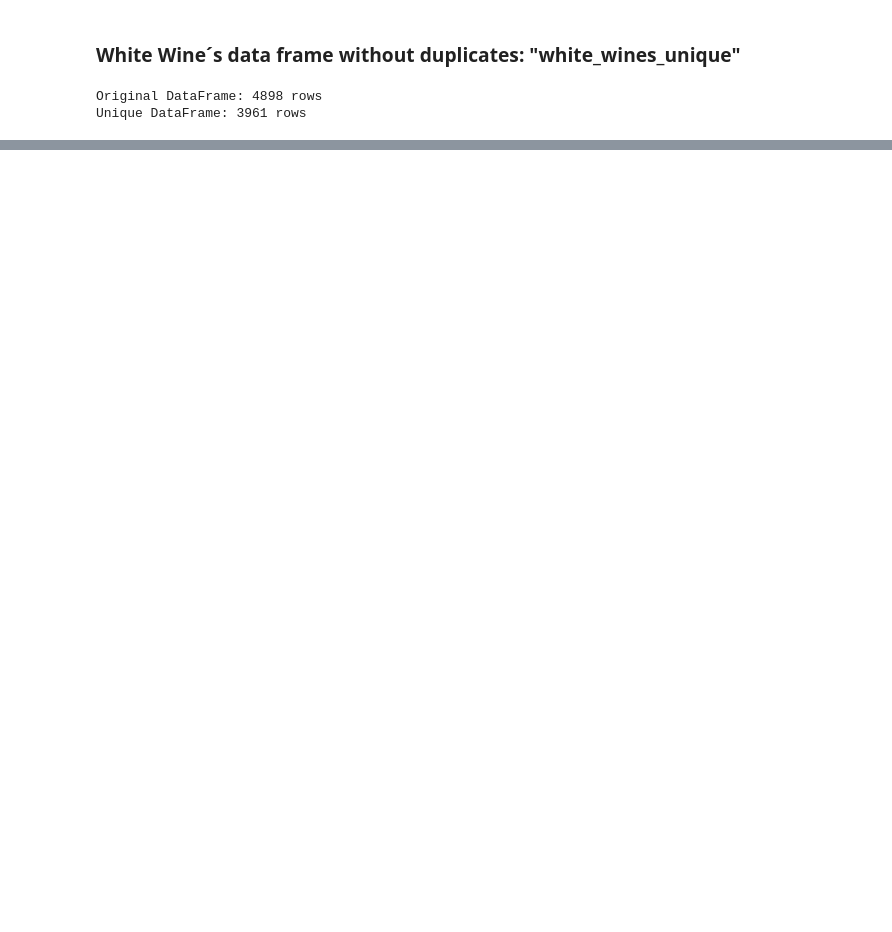
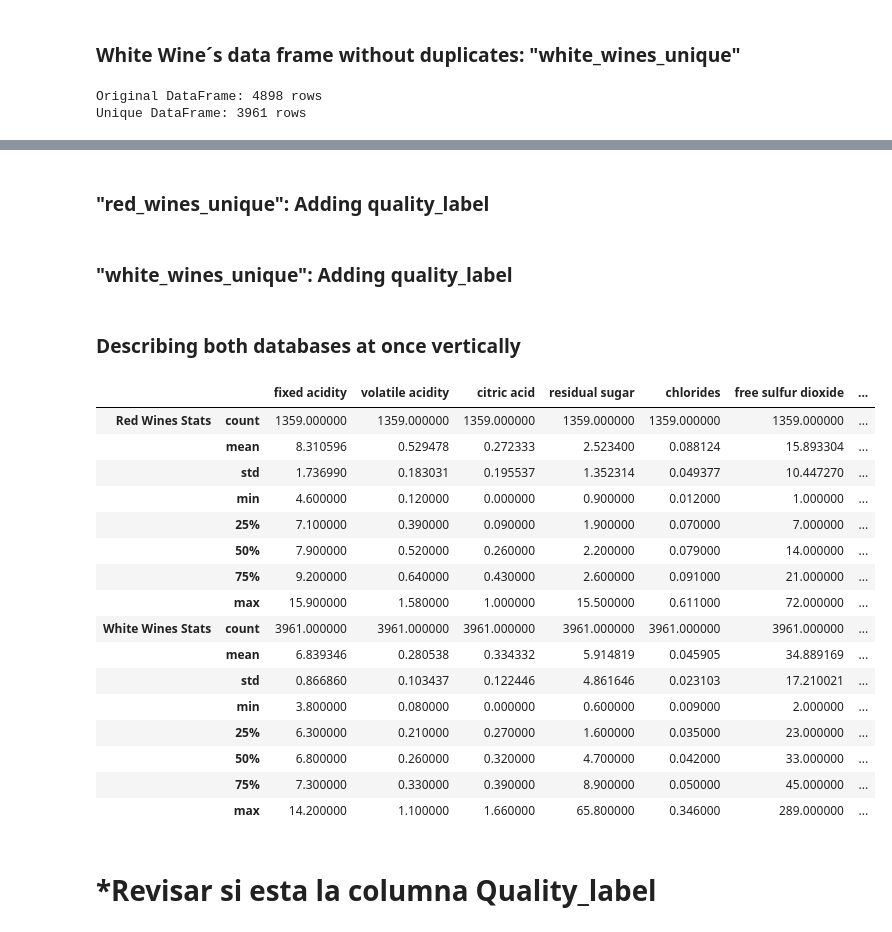
Before and after one commit to sfdatade/blueberry_winerys_project, a Jupyter notebook: BlueBerry_Winery_Project.ipynb, the cells around one changed output, grey strips where cells are left out. Cells and saved outputs as stored; diff of their text form; code cells hidden in the pictures; blank space fills up the shorter version.

```diff
--- a/BlueBerry_Winery_Project.ipynb
+++ b/BlueBerry_Winery_Project.ipynb
@@ -1104,6 +1108,9 @@ In this example, the drop_duplicates() method is used to create a new DataFrame
 # %% [markdown]
 ### Red Wine´s data frame without duplicates: "red_wines_unique"
 # %%
+# Starting with the original red wine file
+red_wine = pd.read_csv('winequality-red.csv',sep=';')
+
 # Drop duplicate rows based on all columns
 red_wines_unique = red_wine.drop_duplicates()
 
@@ -1116,6 +1123,9 @@ Unique DataFrame: 5320 rows
 # %% [markdown]
 ### White Wine´s data frame without duplicates: "white_wines_unique"
 # %%
+# Starting with the original white wine file
+white_wine = pd.read_csv('winequality-white.csv',sep=';')
+
 # Drop duplicate rows based on all columns
 white_wines_unique = white_wine.drop_duplicates()
 
@@ -1127,0 +1146,32 @@ Unique DataFrame: 3961 rows
+# %% [markdown]
+### "red_wines_unique": Adding quality_label
+# %%
+red_wines_unique['quality_label'] = red_wines_unique['quality'].apply(lambda value: 'low' if value <= 5 else 'medium' if value <= 7 else 'high')
+# %% [markdown]
+### "white_wines_unique": Adding quality_label
+# %%
+white_wines_unique['quality_label'] = white_wines_unique['quality'].apply(lambda value: 'low' if value <= 5 else 'medium' if value <= 7 else 'high')
+# %% [markdown]
+### Describing both databases at once vertically
+# %%
+pd.concat([red_wines_unique.describe(), white_wines_unique.describe()], axis=0, keys=["Red Wines Stats", "White Wines Stats"])
+# %% [output]
+|  |  | fixed acidity | volatile acidity | citric acid | residual sugar | chlorides | free sulfur dioxide | ... |
+| Red Wines Stats | count | 1359.000000 | 1359.000000 | 1359.000000 | 1359.000000 | 1359.000000 | 1359.000000 | ... |
+|  | mean | 8.310596 | 0.529478 | 0.272333 | 2.523400 | 0.088124 | 15.893304 | ... |
+|  | std | 1.736990 | 0.183031 | 0.195537 | 1.352314 | 0.049377 | 10.447270 | ... |
+|  | min | 4.600000 | 0.120000 | 0.000000 | 0.900000 | 0.012000 | 1.000000 | ... |
+|  | 25% | 7.100000 | 0.390000 | 0.090000 | 1.900000 | 0.070000 | 7.000000 | ... |
+|  | 50% | 7.900000 | 0.520000 | 0.260000 | 2.200000 | 0.079000 | 14.000000 | ... |
+|  | 75% | 9.200000 | 0.640000 | 0.430000 | 2.600000 | 0.091000 | 21.000000 | ... |
+|  | max | 15.900000 | 1.580000 | 1.000000 | 15.500000 | 0.611000 | 72.000000 | ... |
+| White Wines Stats | count | 3961.000000 | 3961.000000 | 3961.000000 | 3961.000000 | 3961.000000 | 3961.000000 | ... |
+|  | mean | 6.839346 | 0.280538 | 0.334332 | 5.914819 | 0.045905 | 34.889169 | ... |
+|  | std | 0.866860 | 0.103437 | 0.122446 | 4.861646 | 0.023103 | 17.210021 | ... |
+|  | min | 3.800000 | 0.080000 | 0.000000 | 0.600000 | 0.009000 | 2.000000 | ... |
+|  | 25% | 6.300000 | 0.210000 | 0.270000 | 1.600000 | 0.035000 | 23.000000 | ... |
+|  | 50% | 6.800000 | 0.260000 | 0.320000 | 4.700000 | 0.042000 | 33.000000 | ... |
+|  | 75% | 7.300000 | 0.330000 | 0.390000 | 8.900000 | 0.050000 | 45.000000 | ... |
+|  | max | 14.200000 | 1.100000 | 1.660000 | 65.800000 | 0.346000 | 289.000000 | ... |
+# %% [markdown]
+# *Revisar si esta la columna Quality_label
```
Also changed, not shown: parts of 5 cells of this notebook.
